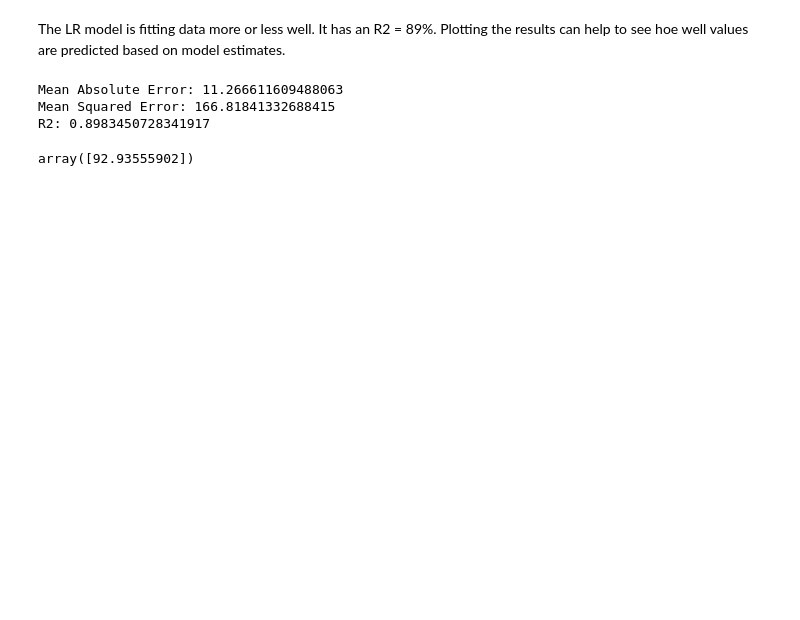
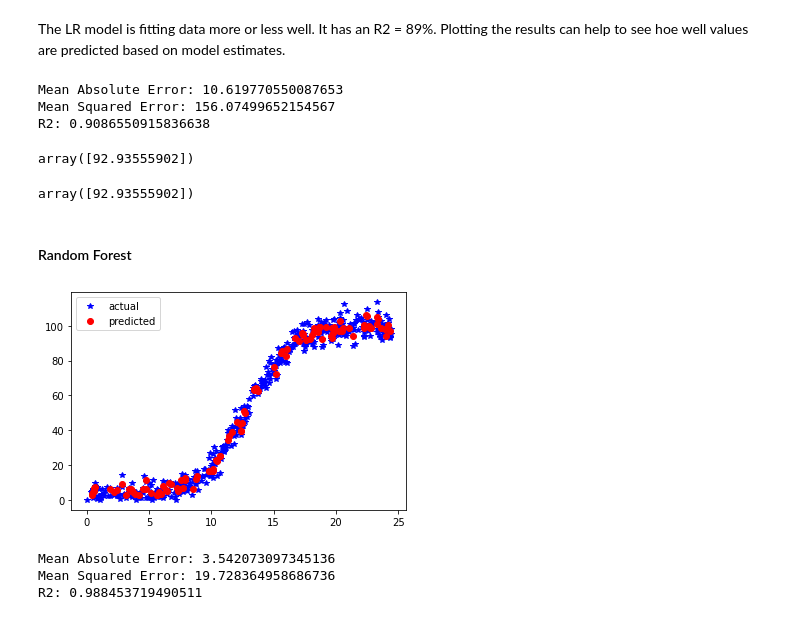
Before and after one commit to Vitalismirnov/ML_Project, a Jupyter notebook: ML_Project.ipynb, the cells around one changed output. Cells and saved outputs as stored; diff of their text form; code cells hidden in the pictures; blank space fills up the shorter version.

```diff
--- a/ML_Project.ipynb
+++ b/ML_Project.ipynb
@@ -99,17 +100,57 @@ plt.show()
 # %% [markdown]
 The LR model is fitting data more or less well. It has an R2 = 89%. Plotting the results can help to see hoe well values are predicted based on model estimates.
+# %%
+# Model evaluation (to asses accuracy):
+print('Mean Absolute Error:', metrics.mean_absolute_error(y_test, y_pred))
+print('Mean Squared Error:', metrics.mean_squared_error(y_test, y_pred))
+print('R2:',metrics.r2_score(y_test, y_pred))
+# %% [output]
+Mean Absolute Error: 10.619770550087653
+Mean Squared Error: 156.07499652154567
+R2: 0.9086550915836638
+# %%
+#test predict
+predX = [[20]]
+LR.predict(predX)
+# %% [output]
+array([92.93555902])
+# %%
+# adapted from https://www.geeksforgeeks.org/saving-a-machine-learning-model/
+# save with pickle
+import pickle
+
+# Save the trained model as a pickle string.
+saved_model = pickle.dumps(LR)
+
+# Load the pickled model
+LR_pickle = pickle.loads(saved_model)
+
+# Use the loaded pickled model to make predictions
+LR_pickle.predict(predX)
+# %% [output]
+array([92.93555902])
+# %% [markdown]
+#### Random Forest
+# %%
+RF = RandomForestRegressor(n_estimators=50, criterion="mse")
+RF_fitted = RF.fit(X_train, y_train)
+# %%
+ypred = RF.predict(X_test)
+
+# Plot outputs
+plt.plot(df['speed'], df['power'], 'b*', label="actual")
+plt.plot(X_test, ypred, 'ro', label="predicted")
+plt.legend()
+plt.show()
+# %% [output]
+[figure, added]
 # %%
 # Model evaluation (to asses accuracy):
-print('Mean Absolute Error:', metrics.mean_absolute_error(df['power'], ypred))
-print('Mean Squared Error:', metrics.mean_squared_error(df['power'], ypred))
-print('R2:',metrics.r2_score(df['power'], ypred))
+print('Mean Absolute Error:', metrics.mean_absolute_error(y_test, ypred))
+print('Mean Squared Error:', metrics.mean_squared_error(y_test, ypred))
+print('R2:',metrics.r2_score(y_test, ypred))
 # %% [output]
-Mean Absolute Error: 11.266611609488063
-Mean Squared Error: 166.81841332688415
-R2: 0.8983450728341917
+Mean Absolute Error: 3.542073097345136
+Mean Squared Error: 19.728364958686736
+R2: 0.988453719490511
-# %%
-predX = [[20]]
-LR.predict(predX)
-# %% [output]
-array([92.93555902])
 # %%
```
Also changed, not shown: parts of 4 cells of this notebook.
